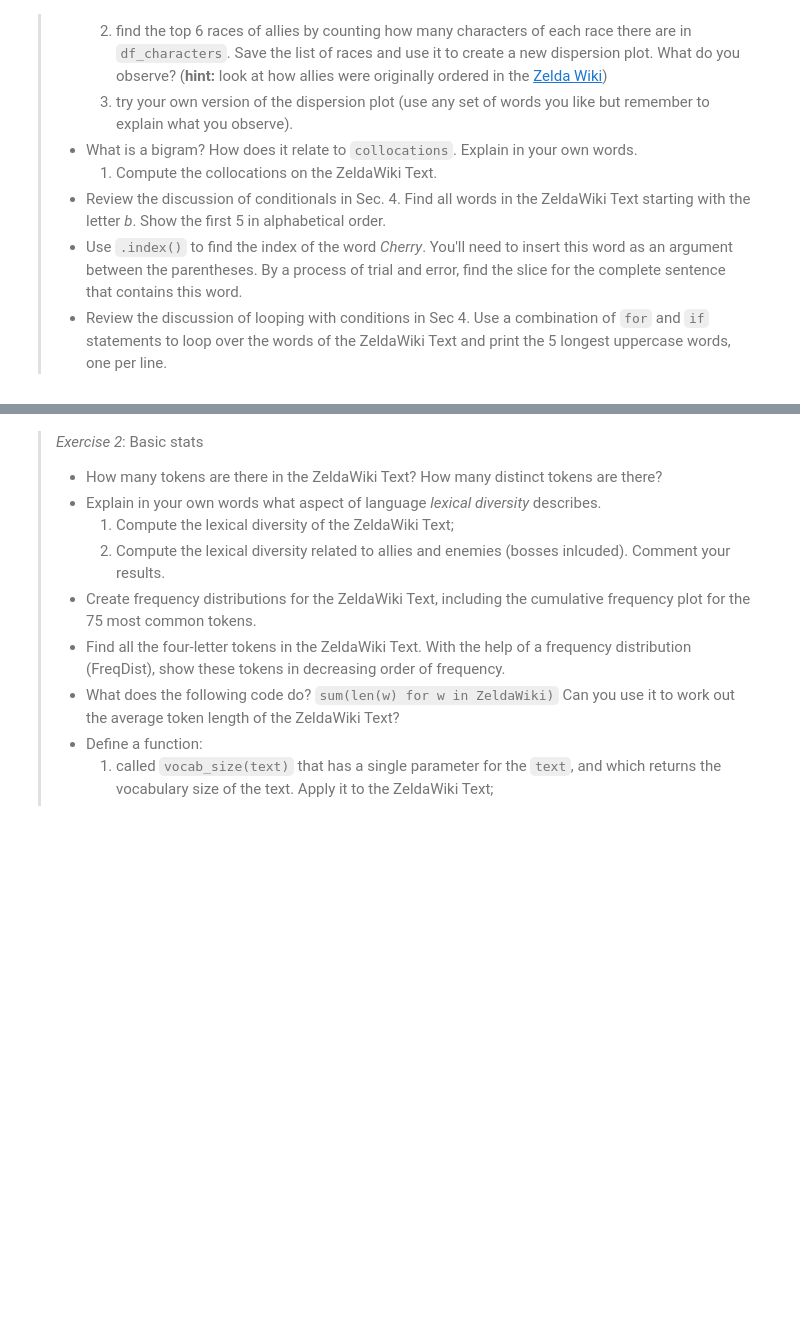
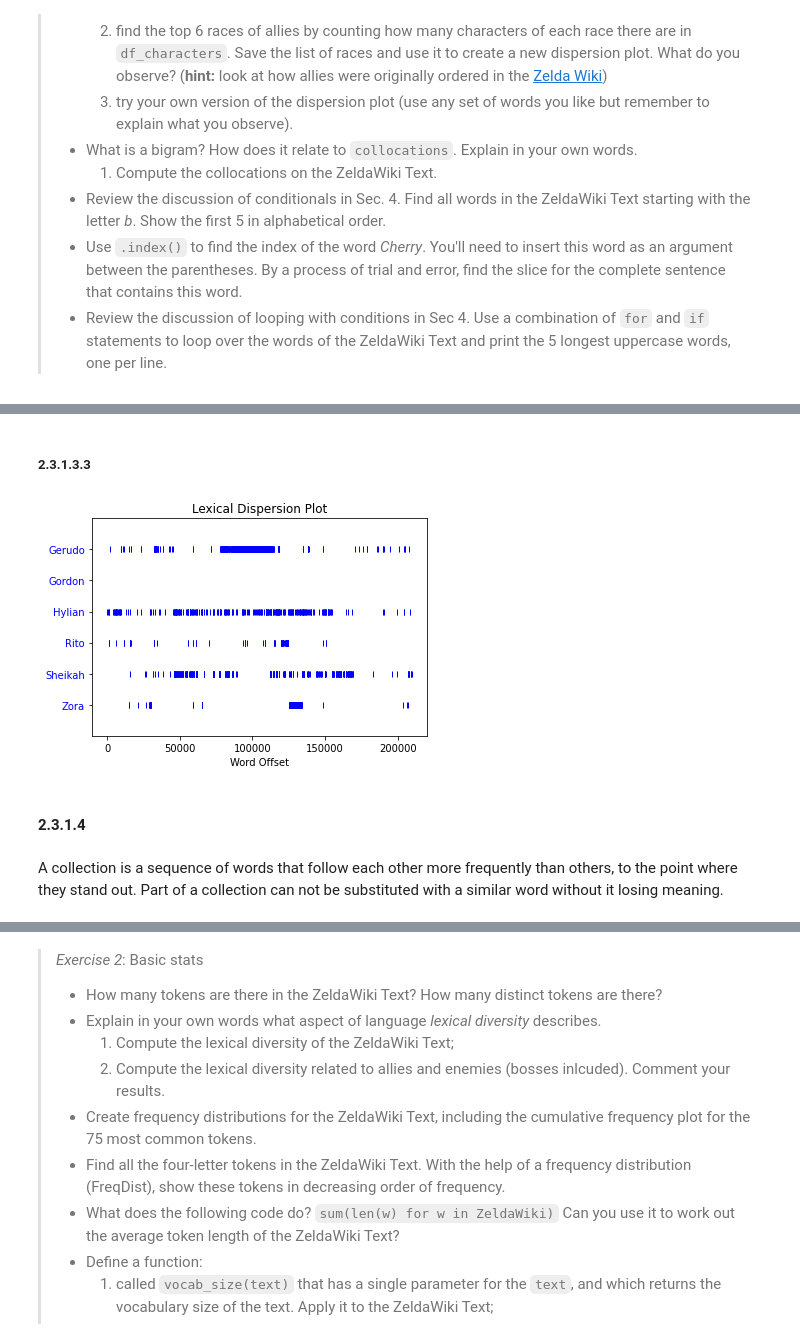
Before and after one commit to SocialComplexityLab/socialgraphs2021, a Jupyter notebook: lectures/Week6.ipynb, the cells around one changed output, grey strips where cells are left out. Saved outputs shown, nothing was run; the diff lists cells and outputs as text; code cells hidden in the pictures; blank space fills up the shorter version.

```diff
--- a/lectures/Week6.ipynb
+++ b/lectures/Week6.ipynb
@@ -85,0 +408,10 @@ The following exercises are from Chapter 1 but we are going to use them to study
+# %% [markdown]
+##### 2.3.1.3.3
+# %%
+BOTW.dispersion_plot(["Gerudo", "Gordon", "Hylian", "Rito", "Sheikah", "Zora"])
+# %% [output]
+[figure, added]
+# %% [markdown]
+#### 2.3.1.4
+# %% [markdown]
+A collection is a sequence of words that follow each other more frequently than others, to the point where they stand out. Part of a collection can not be substituted with a similar word without it losing meaning.
```
Also changed, not shown: parts of 74 cells of this notebook, 1 other file.
